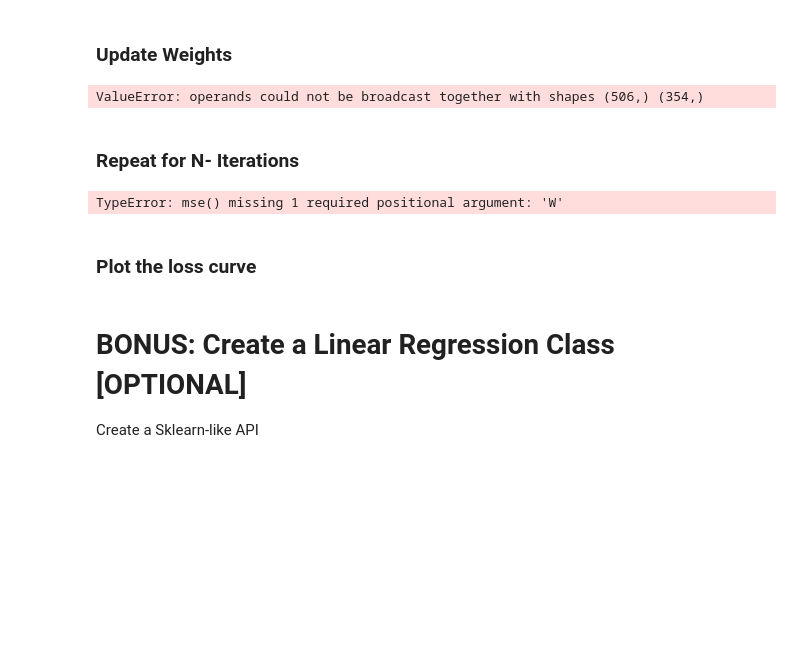
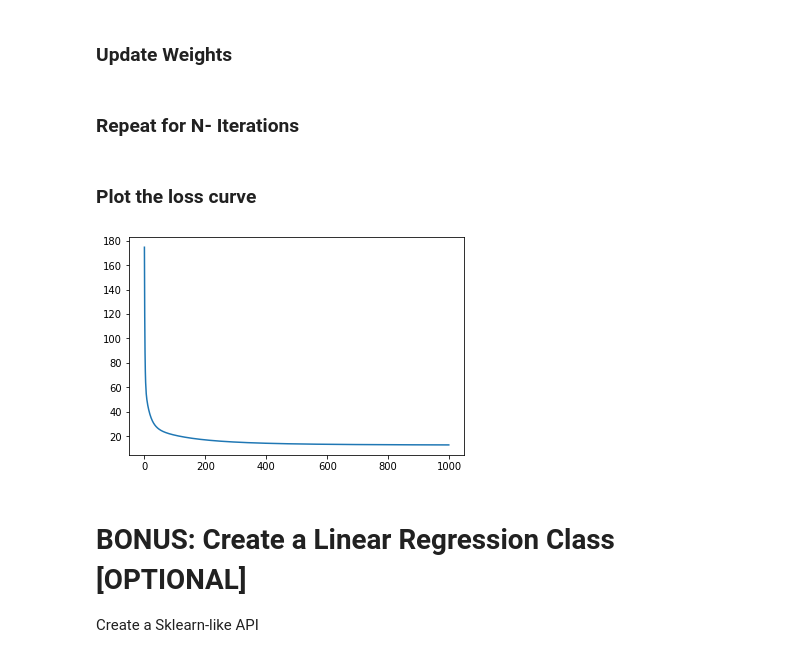
Before and after one commit to araul3927/ML_Intern, a Jupyter notebook: regression-assignment/Linear Regression.ipynb, the cells around one changed output. Saved outputs shown, nothing was run; the diff lists cells and outputs as text; code cells hidden in the pictures; blank space fills up the shorter version.

```diff
--- a/regression-assignment/Linear Regression.ipynb
+++ b/regression-assignment/Linear Regression.ipynb
@@ -135,4 +125,4 @@ print(yhat)
 # %%
-loss = cost_function(y_train, yhat)
+loss = mse(y_train, yhat)
 print(loss)
 # %% [output]
@@ -142,44 +132,44 @@ print(loss)
 # %% [markdown]
 ### Calculate gradient
 # %%
-def compute_gradient(X, y,yhat):
+def compute_gradient(X, y,w):
     # Code here
     m = y.shape[0]
-    dyhat = (1/m) * (yhat - y)
+    dyhat = (1/m) * (predict(X, w) - y)
     dw = np.dot(X.T, dyhat)
     return dw
 # %% [markdown]
 ### Update Weights
 # %%
 # Code here
-w = w - learning_rate*compute_gradient(X_train, y_train,yhat)
+w = w - lr*compute_gradient(X_train, y_train,w)
-# %% [output]
-ValueError: operands could not be broadcast together with shapes (506,) (354,)
 # %% [markdown]
 ### Repeat for N- Iterations
 # %%
 N = 1000
 losses = []
-for i in range(N):
+for _ in range(N):
     # Predict
-    yhat = predict(X, W)
+    yhat = predict(X_train, w)
 
     # Calculate Loss
-    loss = mse(y, yhat)
+    loss = mse(y_train, yhat)
 
     # Compute gradient dL/dW
-    dW = compute_gradient(X, y, W)
+    dw = compute_gradient(X_train, y_train, w)
 
     # Update the weights
-    W = W - alpha*compute_gradient(X, y, W)
+    w -= lr*dw
 
     losses.append(loss)
-# %% [output]
-TypeError: mse() missing 1 required positional argument: 'W'
 # %% [markdown]
 ### Plot the loss curve
 # %%
 # Loss curve here
+plt.plot(losses)
+plt.show()
+# %% [output]
+[figure, added]
 # %% [markdown]
 # BONUS: Create a Linear Regression Class [OPTIONAL]
 Create a Sklearn-like API
```
Also changed, not shown: parts of 9 cells of this notebook.
